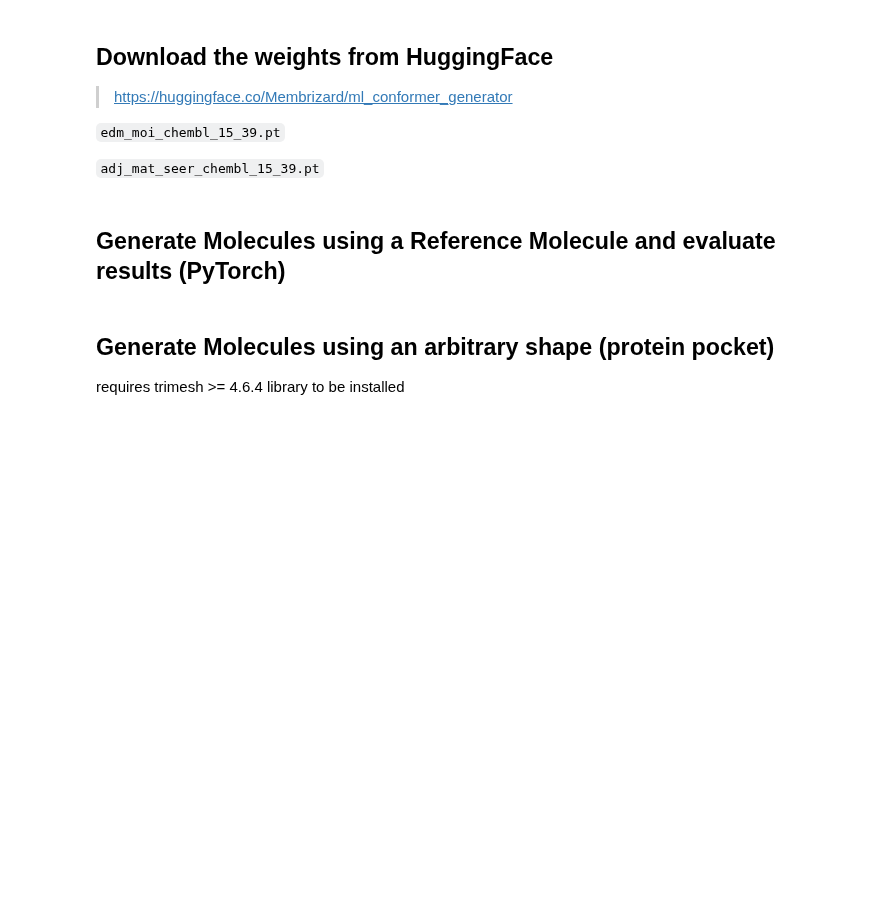
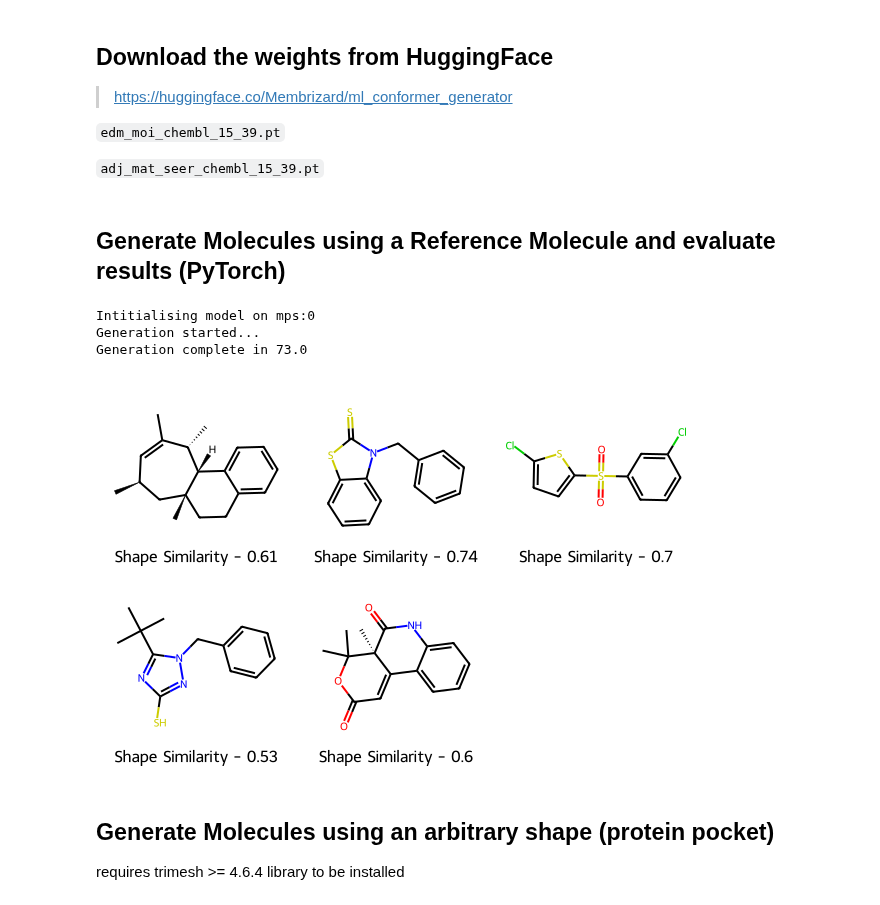
Before and after one commit to Membrizard/ml_conformer_generator, a Jupyter notebook: python_api_demo.ipynb, the cells around one changed output. Cells and saved outputs as stored; diff of their text form; code cells hidden in the pictures; blank space fills up the shorter version.

```diff
--- a/python_api_demo.ipynb
+++ b/python_api_demo.ipynb
@@ -19,7 +19,7 @@ from rdkit import Chem
 from rdkit import RDLogger
 from rdkit.Chem import Draw
 
-from mlconfgen import MLConformerGenerator, evaluate_samples
+from src.mlconfgen import MLConformerGenerator, evaluate_samples
 
 
 RDLogger.DisableLog('rdApp.*')
@@ -36,31 +36,36 @@ print(f"Intitialising model on {device}")
 generator = MLConformerGenerator(
                                  edm_weights="./edm_moi_chembl_15_39.pt",
                                  adj_mat_seer_weights="./adj_mat_seer_chembl_15_39.pt",
                                  device=device,
                                  diffusion_steps=100,
                                 )
 
 # Load a Reference conformer
 ref_mol = Chem.MolFromMolFile('./assets/demo_files/ceyyag.mol')
 
 
 # Generate Samples
 print("Generation started...")
 start = time.time()
-samples = generator.generate_conformers(reference_conformer=ref_mol, n_samples=10, variance=2)
+samples = generator.generate_conformers(reference_conformer=ref_mol, n_samples=10, variance=2, resample_steps=2)
 print(f"Generation complete in {round(time.time() - start, 2)}")
 
 # Characterise samples
 _, std_samples = evaluate_samples(ref_mol, samples)
 
 # Display results
 mols = []
 legends = []
 for sample in std_samples:
     mol = Chem.MolFromMolBlock(sample['mol_block'])
     mol = Chem.MolFromSmiles(Chem.MolToSmiles(mol))
     mol.SetProp("Shape_Tanimoto", str(sample['shape_tanimoto']))
     mols.append(mol)
     legends.append(f"Shape Similarity - {round(sample['shape_tanimoto'], 2)}")
 
 Draw.MolsToGridImage(mols, legends=legends)
+# %% [output]
+Intitialising model on mps:0
+Generation started...
+Generation complete in 73.0
+[figure, added]
```
Also changed, not shown: parts of 2 cells of this notebook, 4 other files.
